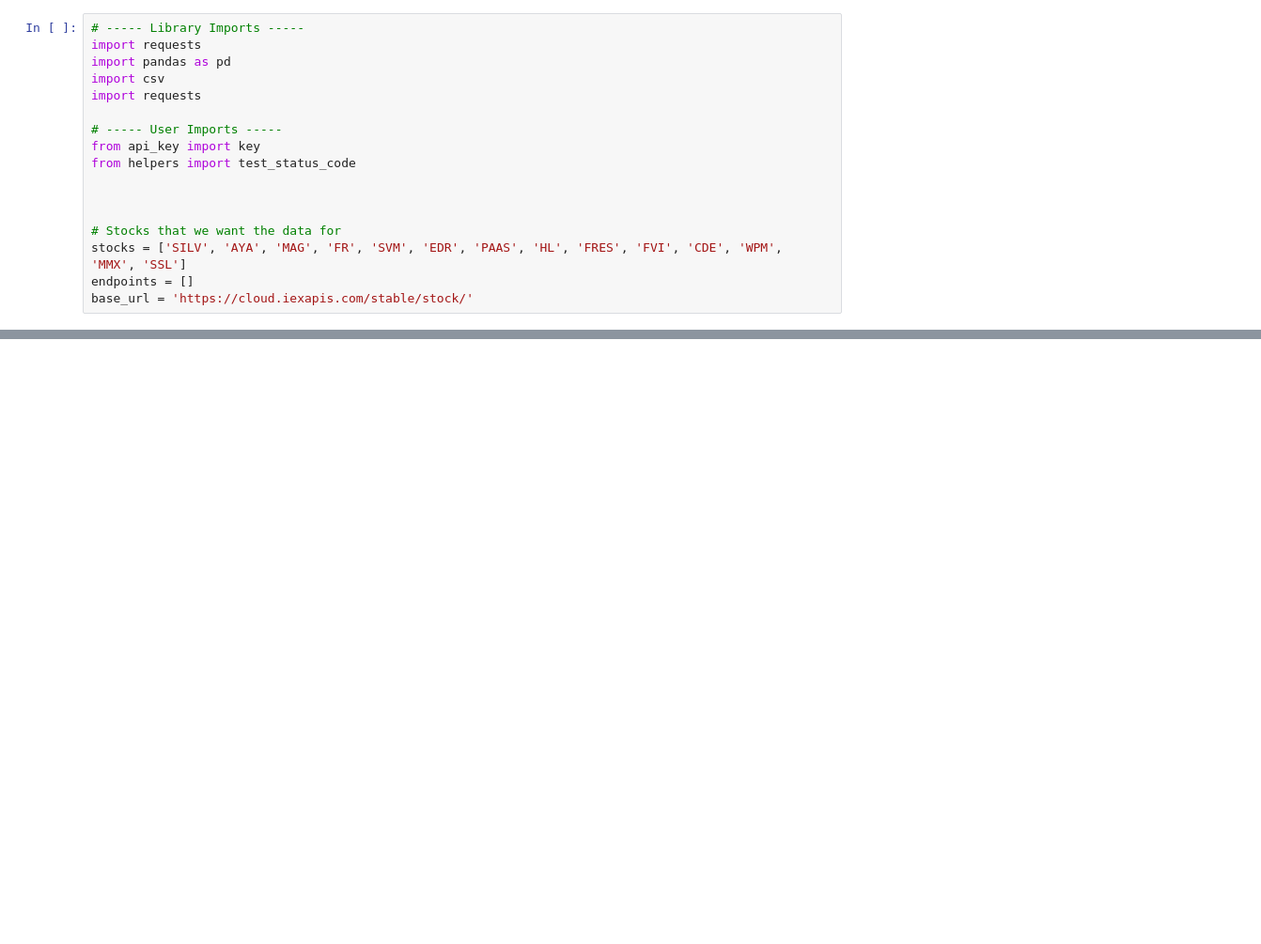
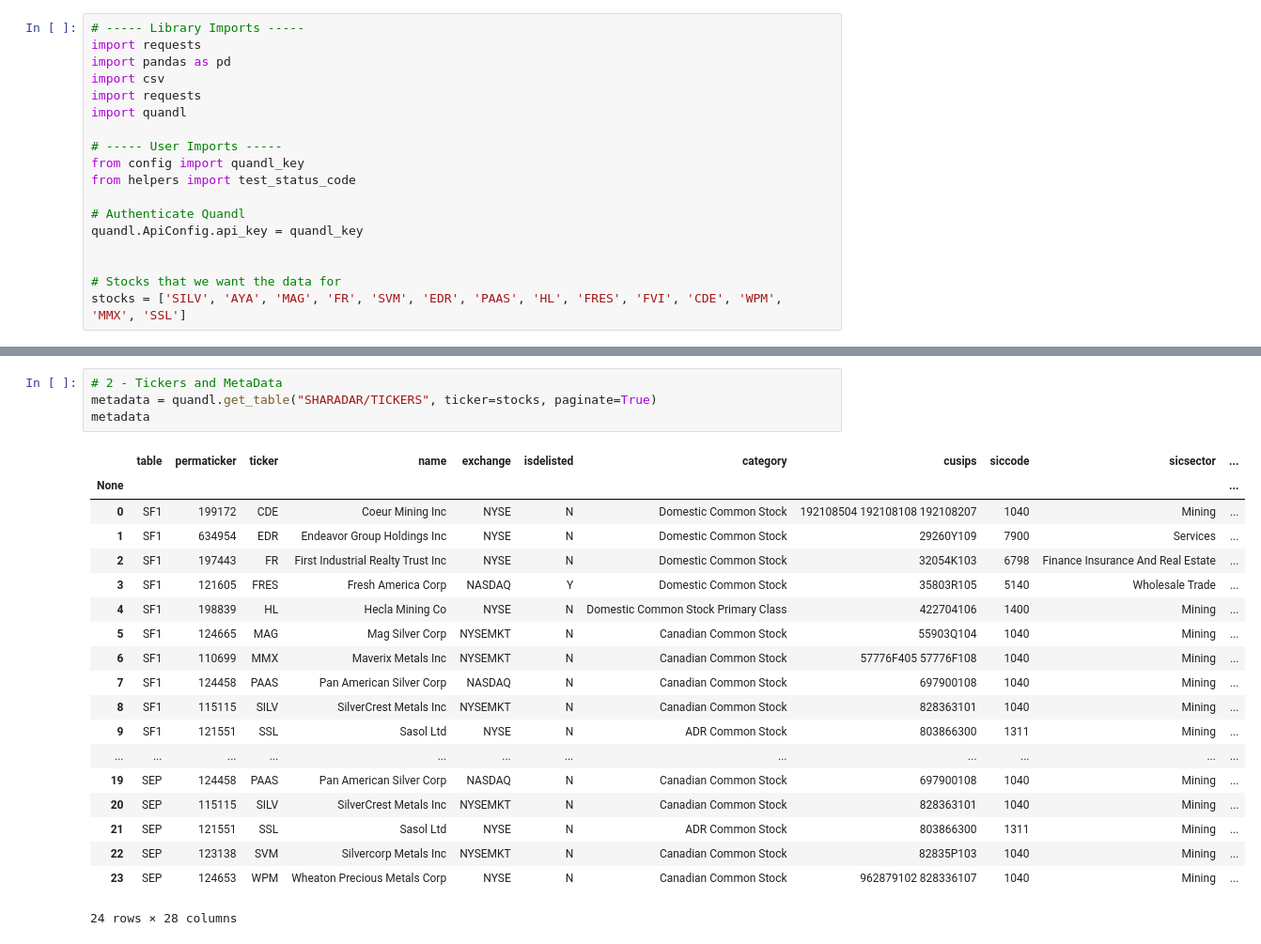
Before and after one commit to Frick-David/Silver-Research, a Jupyter notebook: Silver-Research.ipynb, the cells around one changed output, grey strips where cells are left out. Shown at 94% size. Drawn from its saved outputs; the diff is of its cells as text; blank space fills up the shorter version.

```diff
--- a/Silver-Research.ipynb
+++ b/Silver-Research.ipynb
@@ -4,14 +4,15 @@ import requests
 import pandas as pd
 import csv
 import requests
+import quandl
 
 # ----- User Imports -----
-from api_key import key
+from config import quandl_key
 from helpers import test_status_code
 
+# Authenticate Quandl
+quandl.ApiConfig.api_key = quandl_key
 
 
 # Stocks that we want the data for
 stocks = ['SILV', 'AYA', 'MAG', 'FR', 'SVM', 'EDR', 'PAAS', 'HL', 'FRES', 'FVI', 'CDE', 'WPM', 'MMX', 'SSL']
-endpoints = []
-base_url = 'https://cloud.iexapis.com/stable/stock/'
@@ -118,0 +122,24 @@ print("Hello World")
+# %%
+# 2 - Tickers and MetaData
+metadata = quandl.get_table("SHARADAR/TICKERS", ticker=stocks, paginate=True)
+metadata
+# %% [output]
+|  | table | permaticker | ticker | name | exchange | isdelisted | category | cusips | siccode | sicsector | ... |
+| None |  |  |  |  |  |  |  |  |  |  | ... |
+| 0 | SF1 | 199172 | CDE | Coeur Mining Inc | NYSE | N | Domestic Common Stock | 192108504 192108108 192108207 | 1040 | Mining | ... |
+| 1 | SF1 | 634954 | EDR | Endeavor Group Holdings Inc | NYSE | N | Domestic Common Stock | 29260Y109 | 7900 | Services | ... |
+| 2 | SF1 | 197443 | FR | First Industrial Realty Trust Inc | NYSE | N | Domestic Common Stock | 32054K103 | 6798 | Finance Insurance And Real Estate | ... |
+| 3 | SF1 | 121605 | FRES | Fresh America Corp | NASDAQ | Y | Domestic Common Stock | 35803R105 | 5140 | Wholesale Trade | ... |
+| 4 | SF1 | 198839 | HL | Hecla Mining Co | NYSE | N | Domestic Common Stock Primary Class | 422704106 | 1400 | Mining | ... |
+| 5 | SF1 | 124665 | MAG | Mag Silver Corp | NYSEMKT | N | Canadian Common Stock | 55903Q104 | 1040 | Mining | ... |
+| 6 | SF1 | 110699 | MMX | Maverix Metals Inc | NYSEMKT | N | Canadian Common Stock | 57776F405 57776F108 | 1040 | Mining | ... |
+| 7 | SF1 | 124458 | PAAS | Pan American Silver Corp | NASDAQ | N | Canadian Common Stock | 697900108 | 1040 | Mining | ... |
+| 8 | SF1 | 115115 | SILV | SilverCrest Metals Inc | NYSEMKT | N | Canadian Common Stock | 828363101 | 1040 | Mining | ... |
+| 9 | SF1 | 121551 | SSL | Sasol Ltd | NYSE | N | ADR Common Stock | 803866300 | 1311 | Mining | ... |
+| ... | ... | ... | ... | ... | ... | ... | ... | ... | ... | ... | ... |
+| 19 | SEP | 124458 | PAAS | Pan American Silver Corp | NASDAQ | N | Canadian Common Stock | 697900108 | 1040 | Mining | ... |
+| 20 | SEP | 115115 | SILV | SilverCrest Metals Inc | NYSEMKT | N | Canadian Common Stock | 828363101 | 1040 | Mining | ... |
+| 21 | SEP | 121551 | SSL | Sasol Ltd | NYSE | N | ADR Common Stock | 803866300 | 1311 | Mining | ... |
+| 22 | SEP | 123138 | SVM | Silvercorp Metals Inc | NYSEMKT | N | Canadian Common Stock | 82835P103 | 1040 | Mining | ... |
+| 23 | SEP | 124653 | WPM | Wheaton Precious Metals Corp | NYSE | N | Canadian Common Stock | 962879102 828336107 | 1040 | Mining | ... |
+24 rows × 28 columns
```
Also changed, not shown: parts of 11 cells of this notebook, 6 other files.
